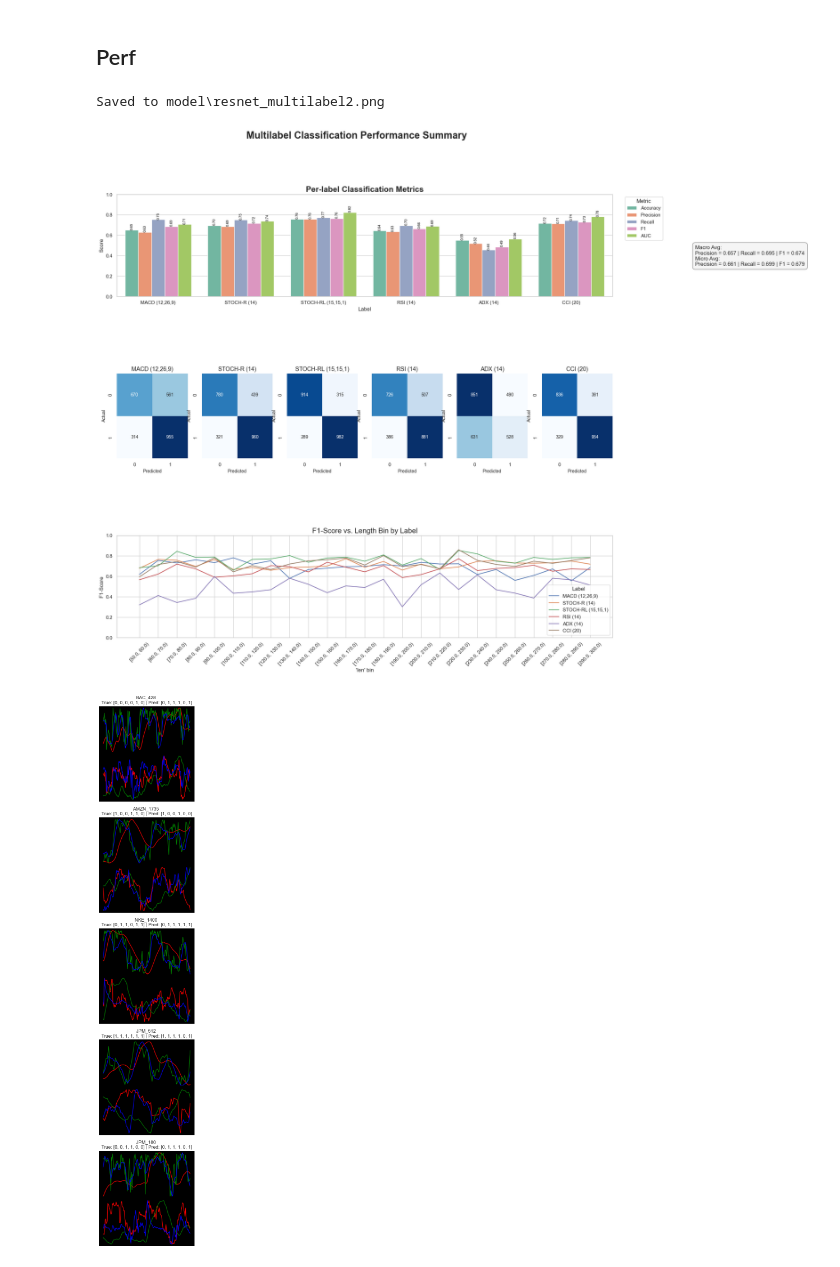
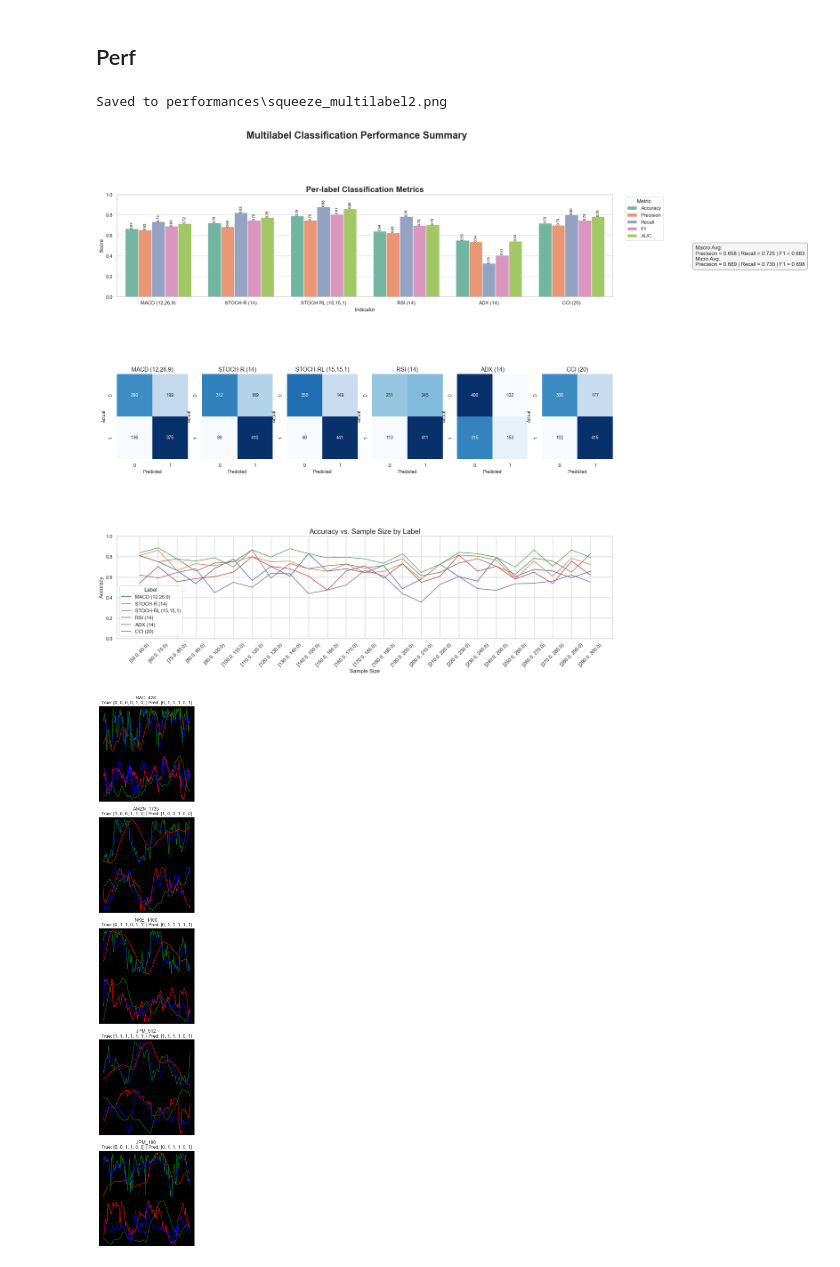
Before and after one commit to iduin/indicator-forecasting, a Jupyter notebook: baseline.ipynb, the cells around one changed output. Cells and saved outputs as stored; diff of their text form; code cells hidden in the pictures.

Commit message:
Try of scaling data

```diff
--- a/baseline.ipynb
+++ b/baseline.ipynb
@@ -35,17 +35,17 @@ plt.show()
 # %% [output]
 [figure]
 # %%
-TRAIN_DIR = "data/"
-TEST_DIR = "test/"
-TEST_SYNTH_DIR = 'test_synth/'
+TRAIN_DIR = "data_synth/"
+TEST_DIR = "test_synth/"
+SYNTH_DIR = 'synth/'
 
 LABELS_DIR = "labels"
-TRAIN_LABEL_FILE = "train_labels.json"
-TEST_LABEL_FILE = "test_labels.json"
-TEST_SYNTH_LABEL_FILE = "test_synth_labels.json"
+TRAIN_LABEL_FILE = "train_synth_labels.json"
+TEST_LABEL_FILE = "test_synth_labels.json"
+SYNTH_LABEL_FILE = "synth_labels.json"
 TRAIN_LABEL_PATH = os.path.join(LABELS_DIR, TRAIN_LABEL_FILE)
 TEST_LABEL_PATH = os.path.join(LABELS_DIR, TEST_LABEL_FILE)
-TEST_SYNTH_LABEL_PATH = os.path.join(LABELS_DIR, TEST_SYNTH_LABEL_FILE)
+SYNTH_LABEL_PATH = os.path.join(LABELS_DIR, SYNTH_LABEL_FILE)
 
 TRAIN_BATCH_SIZE = 32
 TEST_BATCH_SIZE = 1
@@ -54,7 +54,7 @@ TEST_BATCH_SIZE = 1
 DEVICE = torch.device("cuda" if torch.cuda.is_available() else "cpu")
 
 MODEL_DIR = 'model'
-MODEL_NAME = 'VIT_128'
+MODEL_NAME = 'squeeze_multilabel2'
 MODEL_FILE = MODEL_NAME + '.pth'
 MODEL_PATH = os.path.join(MODEL_DIR, MODEL_FILE)
 
@@ -74,7 +74,7 @@ train_loader, train_dataset = get_dataloader(TRAIN_DIR, TRAIN_LABEL_PATH, TRAIN_
 
 test_loader, test_dataset = get_dataloader(TEST_DIR, TEST_LABEL_PATH, TEST_BATCH_SIZE, shuffle = False, img_size= IMAGE_SIZE)
 
-test_synth_loader, test_synth_dataset = get_dataloader(TEST_SYNTH_DIR, TEST_SYNTH_LABEL_PATH, TEST_BATCH_SIZE, shuffle = False, img_size= IMAGE_SIZE)
+test_synth_loader, test_synth_dataset = get_dataloader(SYNTH_DIR, SYNTH_LABEL_PATH, TEST_BATCH_SIZE, shuffle = False, img_size= IMAGE_SIZE)
 
 # Create a smaller test subset
 subset_size = 1000
@@ -117,14 +117,14 @@ Total samples: 2500
 # %%
 indics = ['MACD (12,26,9)', 'STOCH-R (14)', 'STOCH-RL (15,15,1)', 'RSI (14)', 'ADX (14)', 'CCI (20)']
 
 
-model = load_model_resnet_18(MODEL_PATH, DEVICE)
+model = load_model_squeezenet(MODEL_PATH, DEVICE)
 all_labels, all_preds, all_probs, _, all_lens, _ = inference (model, small_synth_test_loader, INDICS, DEVICE)
 
 plot_full_evaluation_dashboard(all_labels, all_preds, all_probs, all_lens, indics, save_path = PERF_PATH)
 # %% [output]
-Saved to model\resnet_multilabel2.png
+Saved to performances\squeeze_multilabel2.png
-[figure, old version]
+[figure, new version]
 # %%
 def show_predictions(dataset, y_true, y_pred, num_samples=5):
     fig, axes = plt.subplots(num_samples, 1, figsize=(10, 4 * num_samples), squeeze=False)
```
Also changed, not shown: parts of 3 cells of this notebook, 11 other files.
